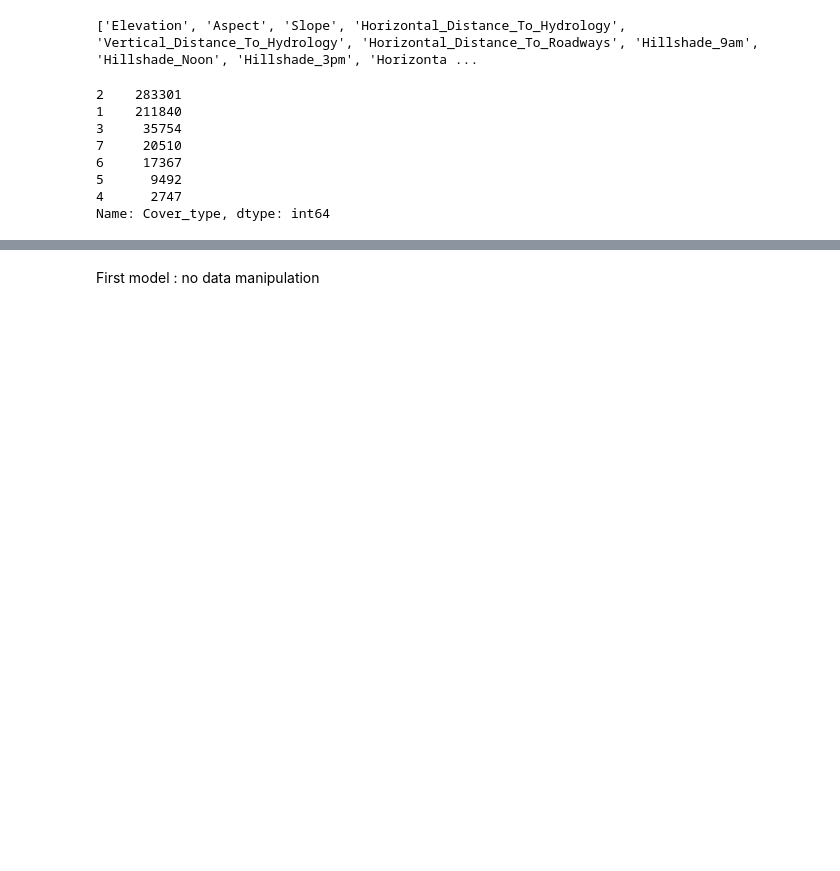
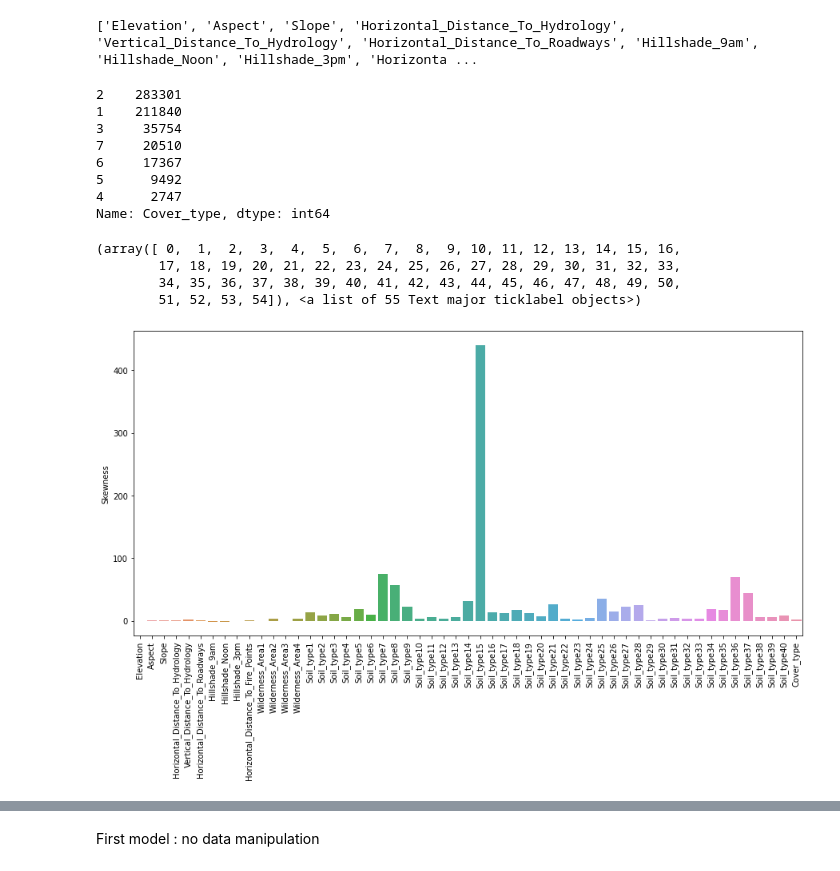
Before and after one commit to Michalinh0/DS2022, a Jupyter notebook: Classification/Covertype.ipynb, the cells around one changed output, grey strips where cells are left out. Drawn from its saved outputs; the diff is of its cells as text; code cells hidden in the pictures; blank space fills up the shorter version.

```diff
--- a/Classification/Covertype.ipynb
+++ b/Classification/Covertype.ipynb
@@ -58,3 +73,15 @@ covertype_dataset["Cover_type"].value_counts()
 5      9492
 4      2747
 Name: Cover_type, dtype: int64
+# %%
+skew=covertype_dataset.skew()
+skew_df=pd.DataFrame(skew,index=None,columns=['Skewness'])
+plt.figure(figsize=(15,7))
+sns.barplot(x=skew_df.index,y='Skewness',data=skew_df)
+plt.xticks(rotation=90)
+# %% [output]
+(array([ 0,  1,  2,  3,  4,  5,  6,  7,  8,  9, 10, 11, 12, 13, 14, 15, 16,
+        17, 18, 19, 20, 21, 22, 23, 24, 25, 26, 27, 28, 29, 30, 31, 32, 33,
+        34, 35, 36, 37, 38, 39, 40, 41, 42, 43, 44, 45, 46, 47, 48, 49, 50,
+        51, 52, 53, 54]), <a list of 55 Text major ticklabel objects>)
+[figure, added]
```
Also changed, not shown: parts of 14 cells of this notebook.
